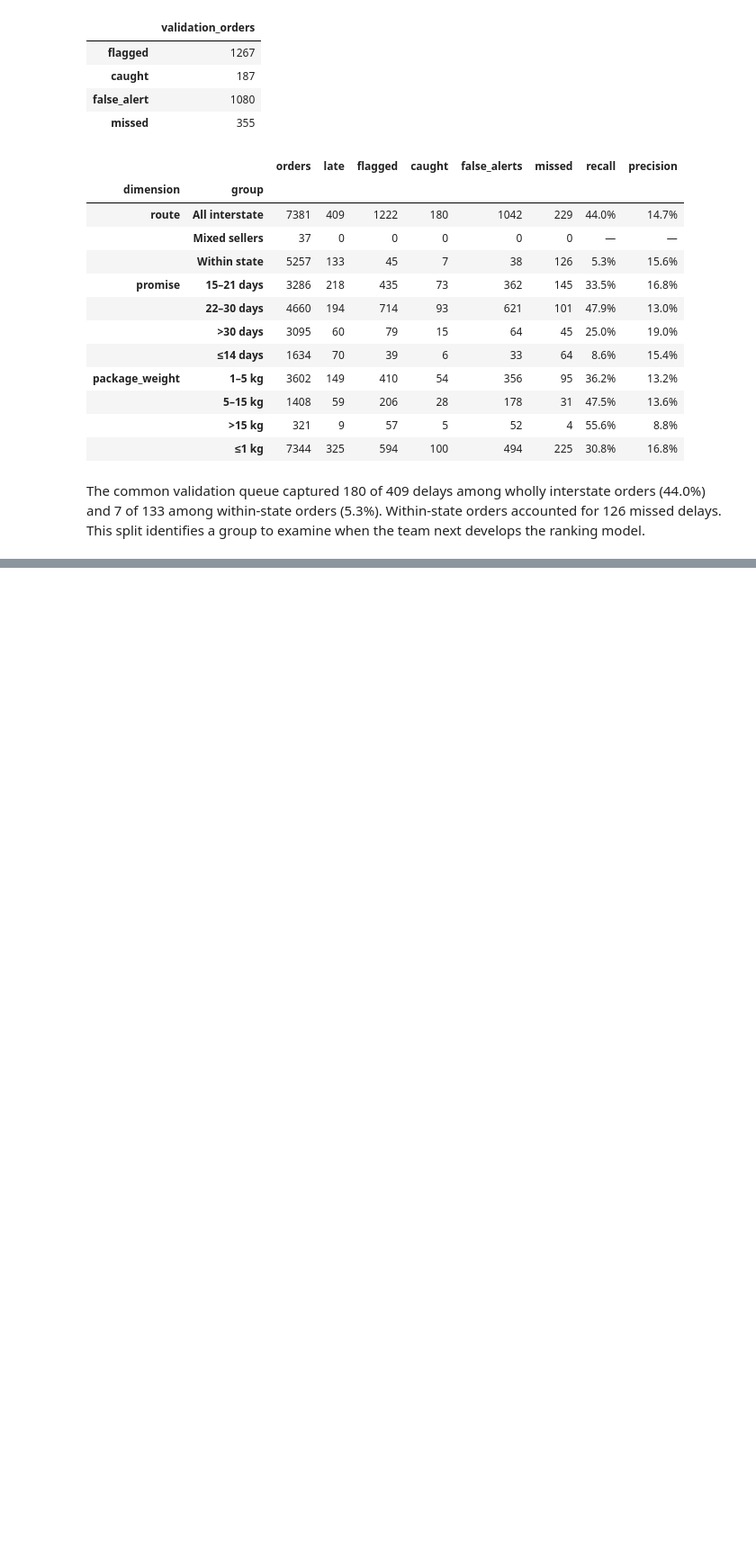
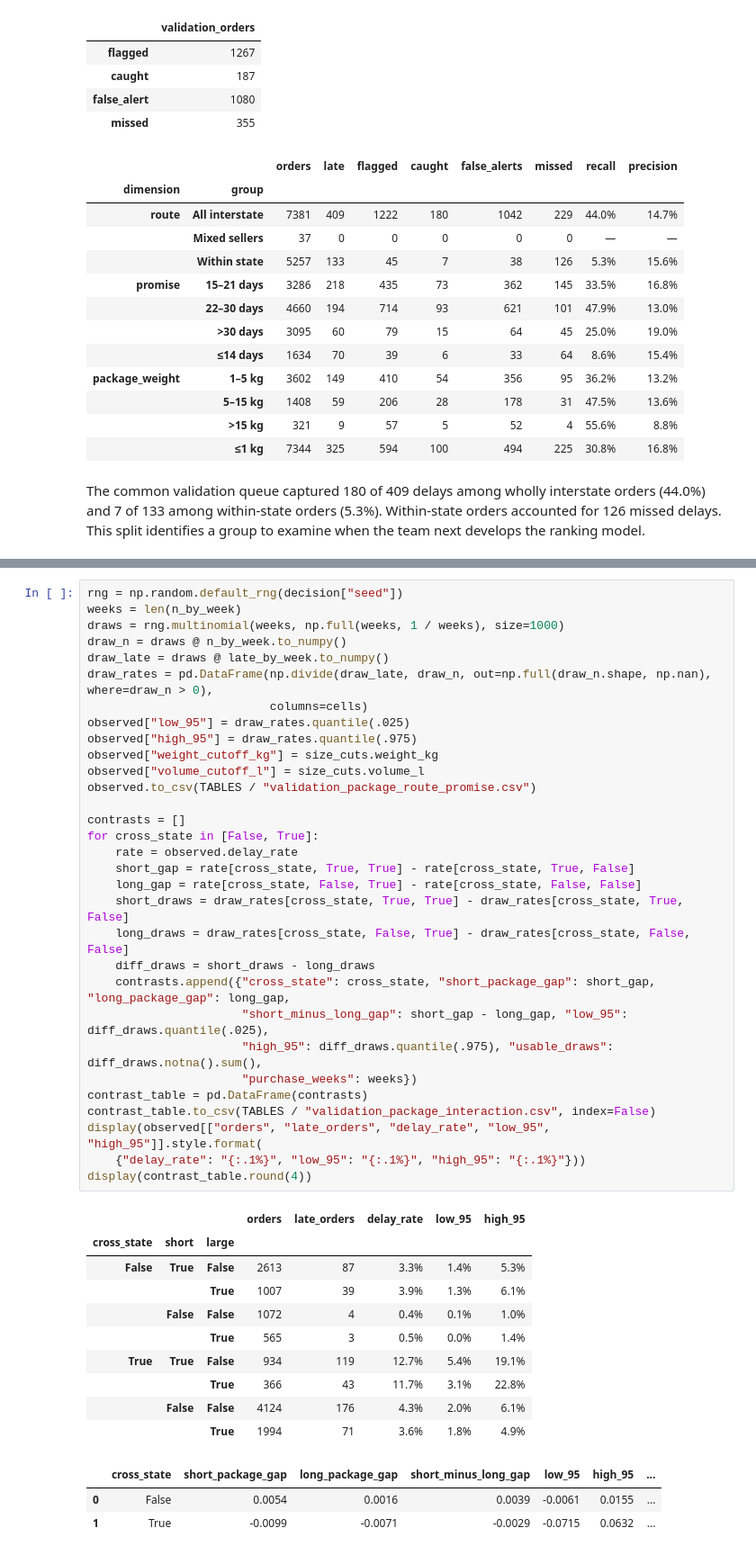
Before and after one commit to Asaph-L/DSC-5001-group-project, a Jupyter notebook: notebooks/04_explain_predictions.ipynb, the cells around one changed output, grey strips where cells are left out. Shown at 90% size. Cells and saved outputs as stored; diff of their text form; blank space fills up the shorter version.

```diff
--- a/notebooks/04_explain_predictions.ipynb
+++ b/notebooks/04_explain_predictions.ipynb
@@ -209,0 +240,45 @@ The common validation queue captured 180 of 409 delays among wholly interstate o
+# %%
+rng = np.random.default_rng(decision["seed"])
+weeks = len(n_by_week)
+draws = rng.multinomial(weeks, np.full(weeks, 1 / weeks), size=1000)
+draw_n = draws @ n_by_week.to_numpy()
+draw_late = draws @ late_by_week.to_numpy()
+draw_rates = pd.DataFrame(np.divide(draw_late, draw_n, out=np.full(draw_n.shape, np.nan), where=draw_n > 0),
+                          columns=cells)
+observed["low_95"] = draw_rates.quantile(.025)
+observed["high_95"] = draw_rates.quantile(.975)
+observed["weight_cutoff_kg"] = size_cuts.weight_kg
+observed["volume_cutoff_l"] = size_cuts.volume_l
+observed.to_csv(TABLES / "validation_package_route_promise.csv")
+
+contrasts = []
+for cross_state in [False, True]:
+    rate = observed.delay_rate
+    short_gap = rate[cross_state, True, True] - rate[cross_state, True, False]
+    long_gap = rate[cross_state, False, True] - rate[cross_state, False, False]
+    short_draws = draw_rates[cross_state, True, True] - draw_rates[cross_state, True, False]
+    long_draws = draw_rates[cross_state, False, True] - draw_rates[cross_state, False, False]
+    diff_draws = short_draws - long_draws
+    contrasts.append({"cross_state": cross_state, "short_package_gap": short_gap, "long_package_gap": long_gap,
+                      "short_minus_long_gap": short_gap - long_gap, "low_95": diff_draws.quantile(.025),
+                      "high_95": diff_draws.quantile(.975), "usable_draws": diff_draws.notna().sum(),
+                      "purchase_weeks": weeks})
+contrast_table = pd.DataFrame(contrasts)
+contrast_table.to_csv(TABLES / "validation_package_interaction.csv", index=False)
+display(observed[["orders", "late_orders", "delay_rate", "low_95", "high_95"]].style.format(
+    {"delay_rate": "{:.1%}", "low_95": "{:.1%}", "high_95": "{:.1%}"}))
+display(contrast_table.round(4))
+# %% [output]
+|  |  |  | orders | late_orders | delay_rate | low_95 | high_95 |
+| cross_state | short | large |  |  |  |  |  |
+| False | True | False | 2613 | 87 | 3.3% | 1.4% | 5.3% |
+|  |  | True | 1007 | 39 | 3.9% | 1.3% | 6.1% |
+|  | False | False | 1072 | 4 | 0.4% | 0.1% | 1.0% |
+|  |  | True | 565 | 3 | 0.5% | 0.0% | 1.4% |
+| True | True | False | 934 | 119 | 12.7% | 5.4% | 19.1% |
+|  |  | True | 366 | 43 | 11.7% | 3.1% | 22.8% |
+|  | False | False | 4124 | 176 | 4.3% | 2.0% | 6.1% |
+|  |  | True | 1994 | 71 | 3.6% | 1.8% | 4.9% |
+|  | cross_state | short_package_gap | long_package_gap | short_minus_long_gap | low_95 | high_95 | ... |
+| 0 | False | 0.0054 | 0.0016 | 0.0039 | -0.0061 | 0.0155 | ... |
+| 1 | True | -0.0099 | -0.0071 | -0.0029 | -0.0715 | 0.0632 | ... |
```
Also changed, not shown: parts of 10 cells of this notebook, 44 other files.
